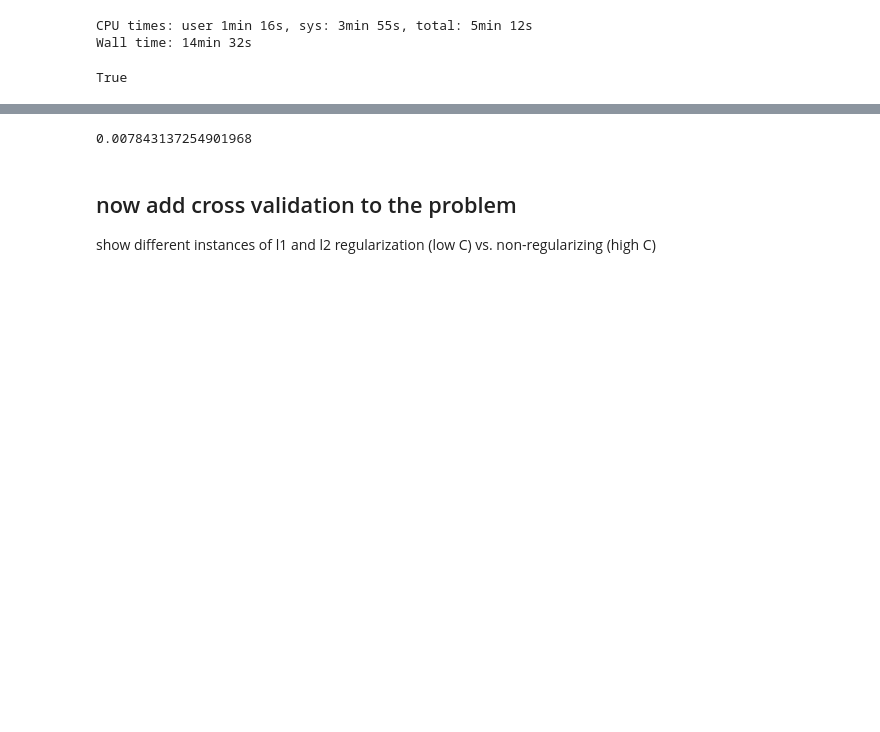
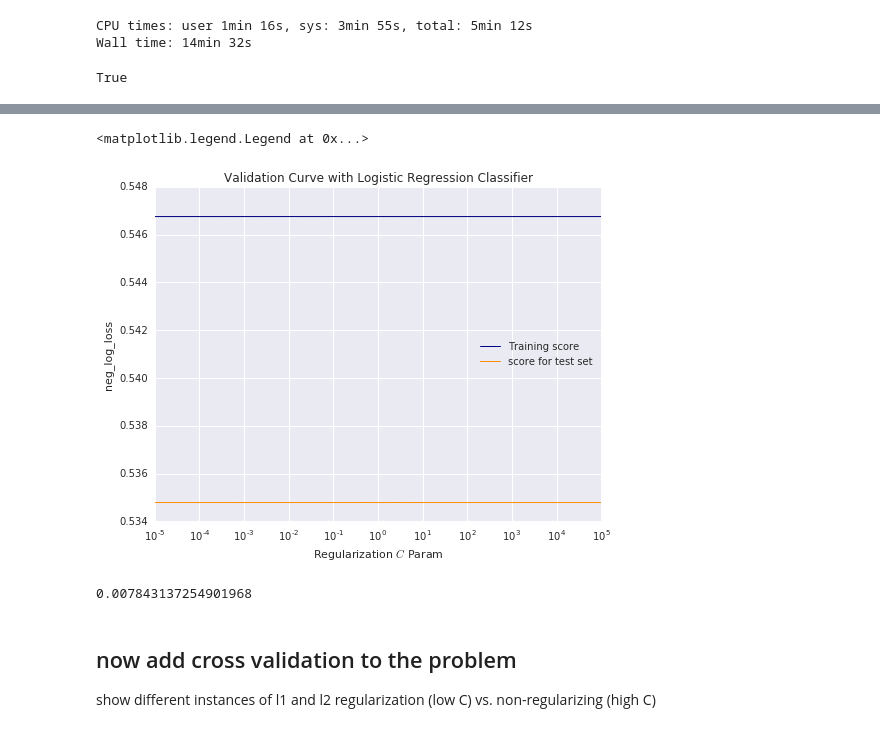
Before and after one commit to jdemonasterio/Tesis, a Jupyter notebook: mexico-scripts-ver2/mLTheory.ipynb, the cells around one changed output, grey strips where cells are left out. Cells and saved outputs as stored; diff of their text form; code cells hidden in the pictures; blank space fills up the shorter version.

Commit message:
logloss graphics

```diff
--- a/mexico-scripts-ver2/mLTheory.ipynb
+++ b/mexico-scripts-ver2/mLTheory.ipynb
@@ -1747,8 +1731,8 @@ elapsed_time/3600, finished
 # reverse_scores_train = 1 - train_scores
 # reverse_scores_test = 1 - test_scores
 
-train_scores_mean = errors
-train_scores_std = pd.np.std(errors)
-test_scores_mean = errors_val
-test_scores_std = pd.np.std(errors_val)
+train_scores_mean = scores
+train_scores_std = pd.np.std(scores)
+test_scores_mean = scores_val
+test_scores_std = pd.np.std(scores_val)
 # %%
@@ -1761,29 +1753,32 @@ size
 # %%
 ax, fig = plt.subplots(figsize=(8,6))
 plt.title("Validation Curve with Logistic Regression Classifier")
 plt.xlabel("Regularization $C$ Param")
-plt.ylabel("AUC Score")
+plt.ylabel("{}".format(scoring))
 # plt.ylim(0.0, 10.1)
 
 lw = 1
 
-plt.semilogx(param_range, train_scores_mean,#
+plt.semilogx(param_range, -train_scores_mean,#
                           label="Training score",
              color="navy", lw=lw)
 
 # plt.fill_between(param_range, train_scores_mean - train_scores_std,
 #                  train_scores_mean + train_scores_std, alpha=0.2,
 #                  color="blue", lw=lw)
 
-plt.semilogx(param_range, test_scores_mean,#
+plt.semilogx(param_range, -test_scores_mean,#
              label="score for test set",
              color="darkorange", lw=lw)
 
 # plt.fill_between(param_range, test_scores_mean - test_scores_std,
 #                  test_scores_mean + test_scores_std, alpha=0.2,
 #                  color="red", lw=lw)
 
 plt.legend(loc="best")
+# %% [output]
+<matplotlib.legend.Legend at 0x...>
+[figure, added]
 # %%
 a =0.51
 b= 0.506
```
Also changed, not shown: parts of 6 cells of this notebook.
